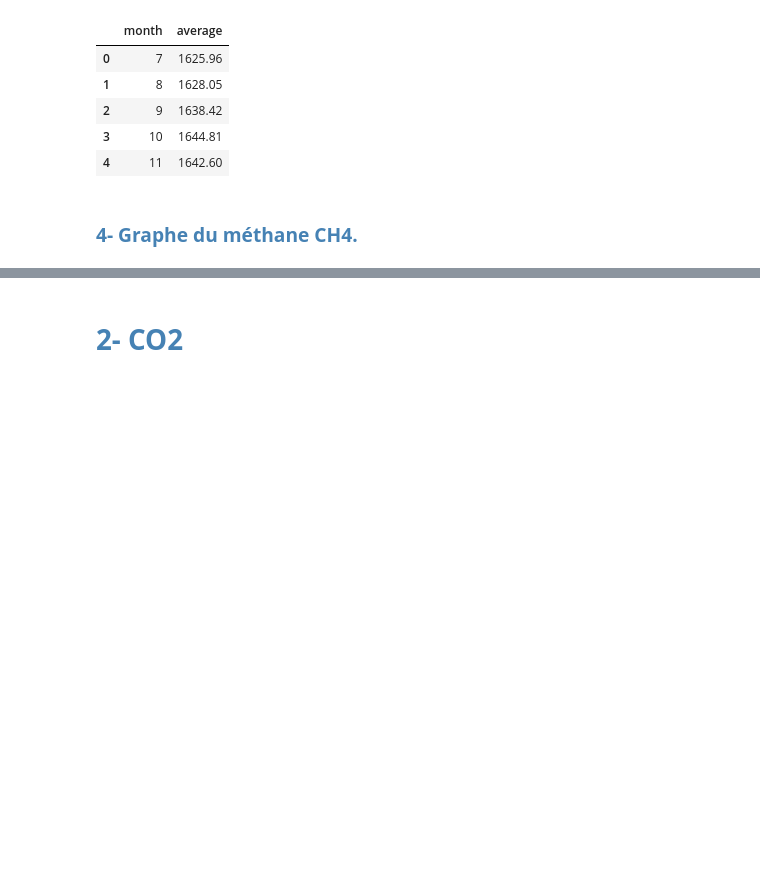
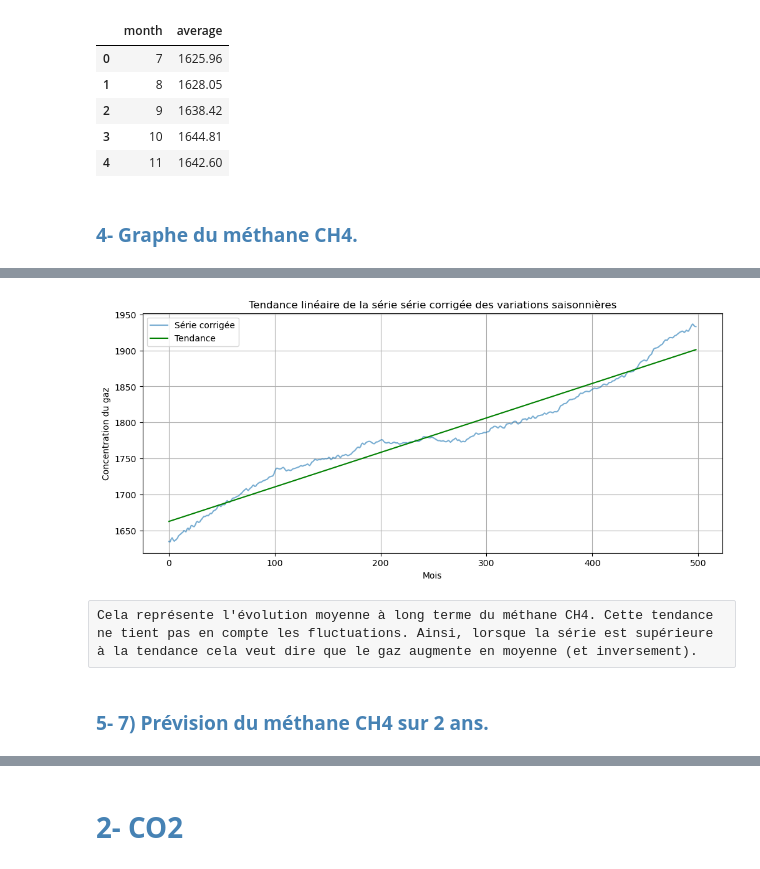
Before and after one commit to Panatik/ProjetStat, a Jupyter notebook: Untitled.ipynb, the cells around one changed output, grey strips where cells are left out. Saved outputs shown, nothing was run; the diff lists cells and outputs as text; code cells hidden in the pictures; blank space fills up the shorter version.

```diff
--- a/Untitled.ipynb
+++ b/Untitled.ipynb
@@ -51,0 +200,16 @@ plt.show()
+# %%
+plt.figure(figsize=(12, 5))
+plt.plot(ch4['saison_corr'], label='Série corrigée', alpha=0.6)
+plt.plot(ch4['trend'], label='Tendance', color='green')
+plt.title("Tendance linéaire de la série série corrigée des variations saisonnières")
+plt.xlabel("Mois")
+plt.ylabel("Concentration du gaz")
+plt.legend()
+plt.grid(True)
+plt.show()
+# %% [output]
+[figure, added]
+# %% [raw]
+Cela représente l'évolution moyenne à long terme du méthane CH4. Cette tendance ne tient pas en compte les fluctuations. Ainsi, lorsque la série est supérieure à la tendance cela veut dire que le gaz augmente en moyenne (et inversement).
+# %% [markdown]
+<h3 style = "color : #4682B4; font-weight:bold;">5- 7) Prévision du méthane CH4 sur 2 ans. </h3>
```
Also changed, not shown: parts of 34 cells of this notebook, 1 other file.
